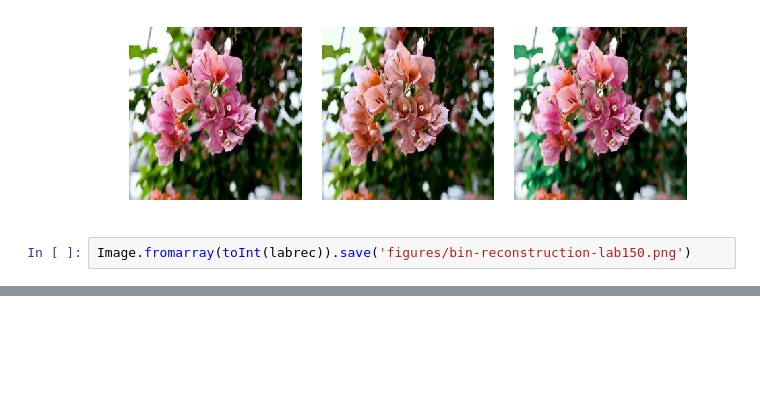
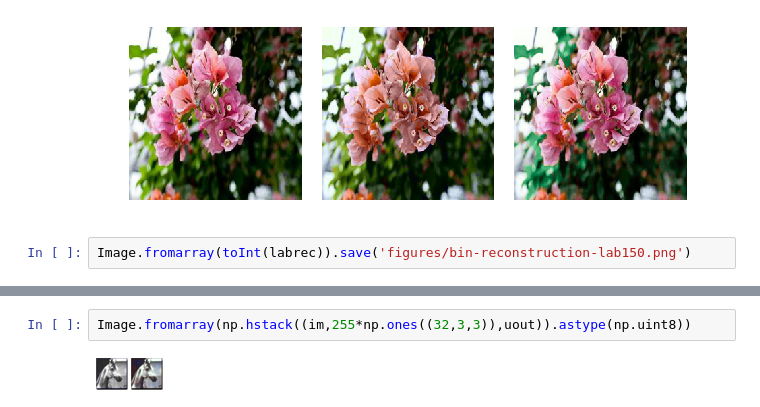
Before and after one commit to lukas-blecher/Colorization, a Jupyter notebook: figures.ipynb, the cells around one changed output, grey strips where cells are left out. Drawn from its saved outputs; the diff is of its cells as text; blank space fills up the shorter version.

```diff
--- a/figures.ipynb
+++ b/figures.ipynb
@@ -37,0 +127,4 @@ Image.fromarray(toInt(labrec)).save('figures/bin-reconstruction-lab150.png')
+# %%
+Image.fromarray(np.hstack((im,255*np.ones((32,3,3)),uout)).astype(np.uint8))
+# %% [output]
+[figure, added]
```
Also changed, not shown: parts of 19 cells of this notebook, 2 other files.
